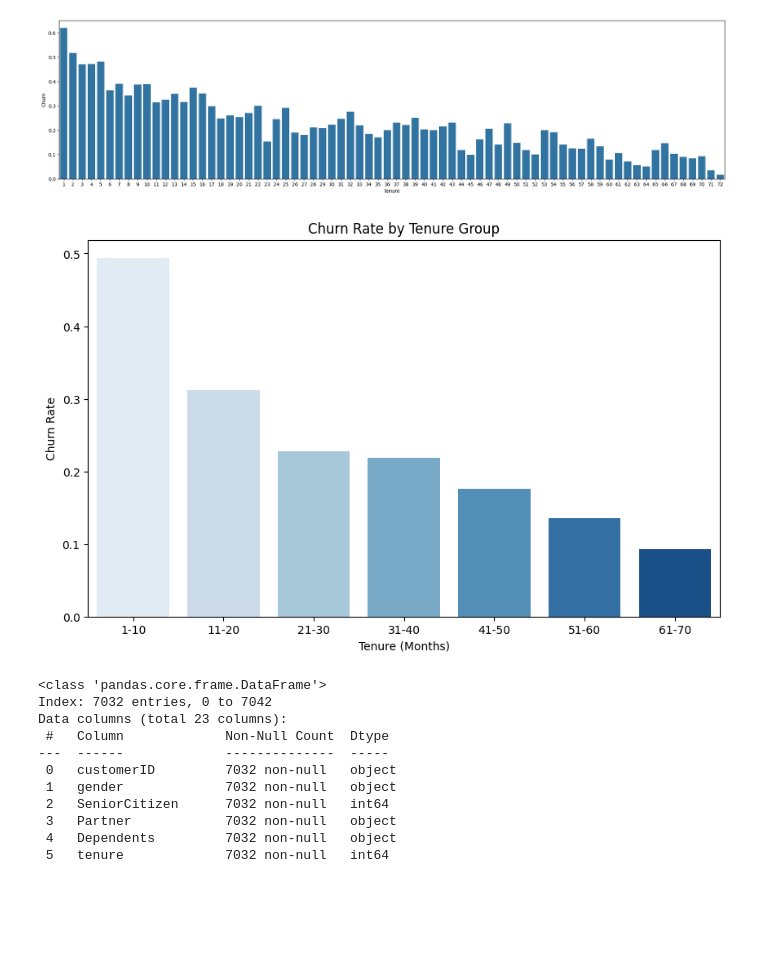
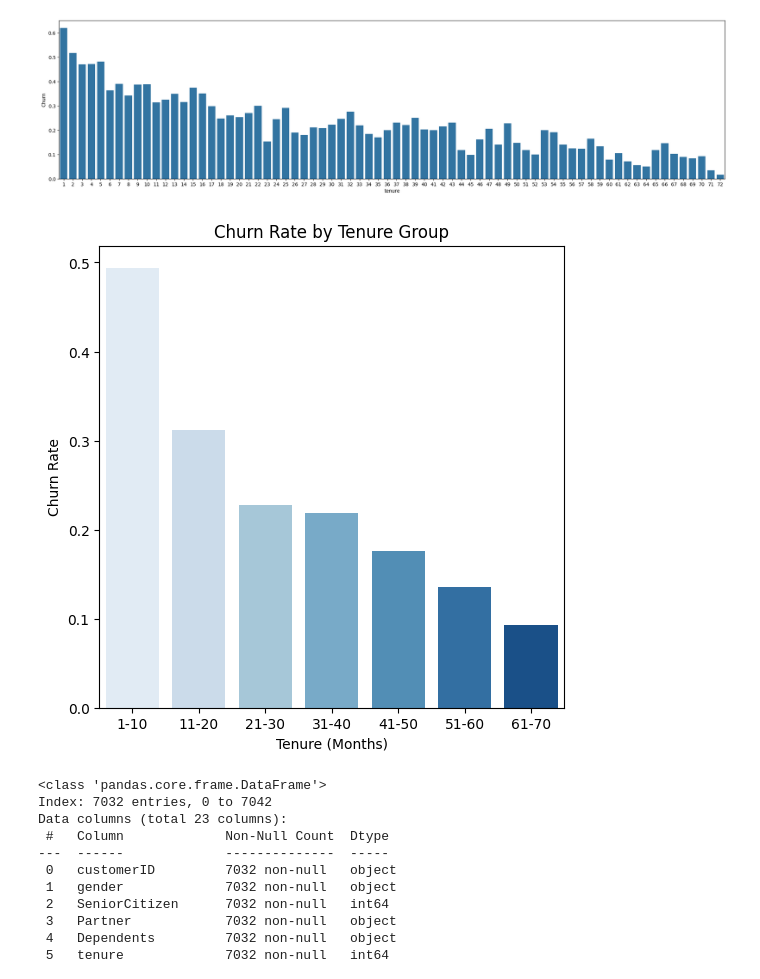
Before and after one commit to newhione/python_src, a Jupyter notebook: EDA/telecom.ipynb, the cells around one changed output. Drawn from its saved outputs; the diff is of its cells as text; code cells hidden in the pictures; blank space fills up the shorter version.

```diff
--- a/EDA/telecom.ipynb
+++ b/EDA/telecom.ipynb
@@ -192,32 +192,32 @@ sns.barplot(data=tenure_churn, x='tenure', y='Churn')
 # %%
 # 구간 경계 정의 (1~70, step=10)
 bins = [0,10,20,30,40,50,60,70]
 labels = ['1-10','11-20','21-30','31-40','41-50','51-60','61-70']
 
 # tenure 구간 변수 생성
 df['tenure_group'] = pd.cut(df['tenure'], bins=bins, labels=labels, right=True)
 
 # 구간별 이탈률 계산
 tenure_churn_grouped = df.groupby('tenure_group', observed=False)['Churn'].mean().reset_index()
 
 # 시각화
-plt.figure(figsize=(10,6))
+plt.figure(figsize=(6,6))
 
 sns.barplot(
     data=tenure_churn_grouped,
     x='tenure_group',
     y='Churn',
     hue='tenure_group',
     palette="Blues",
     legend=False
 )
 
 plt.title("Churn Rate by Tenure Group")
 plt.ylabel("Churn Rate")
 plt.xlabel("Tenure (Months)")
 plt.show()
 # %% [output]
-[figure, old version]
+[figure, new version]
 # %%
 # 상관관계
 df.info()
```
Also changed, not shown: parts of 5 cells of this notebook, 1 other file.
